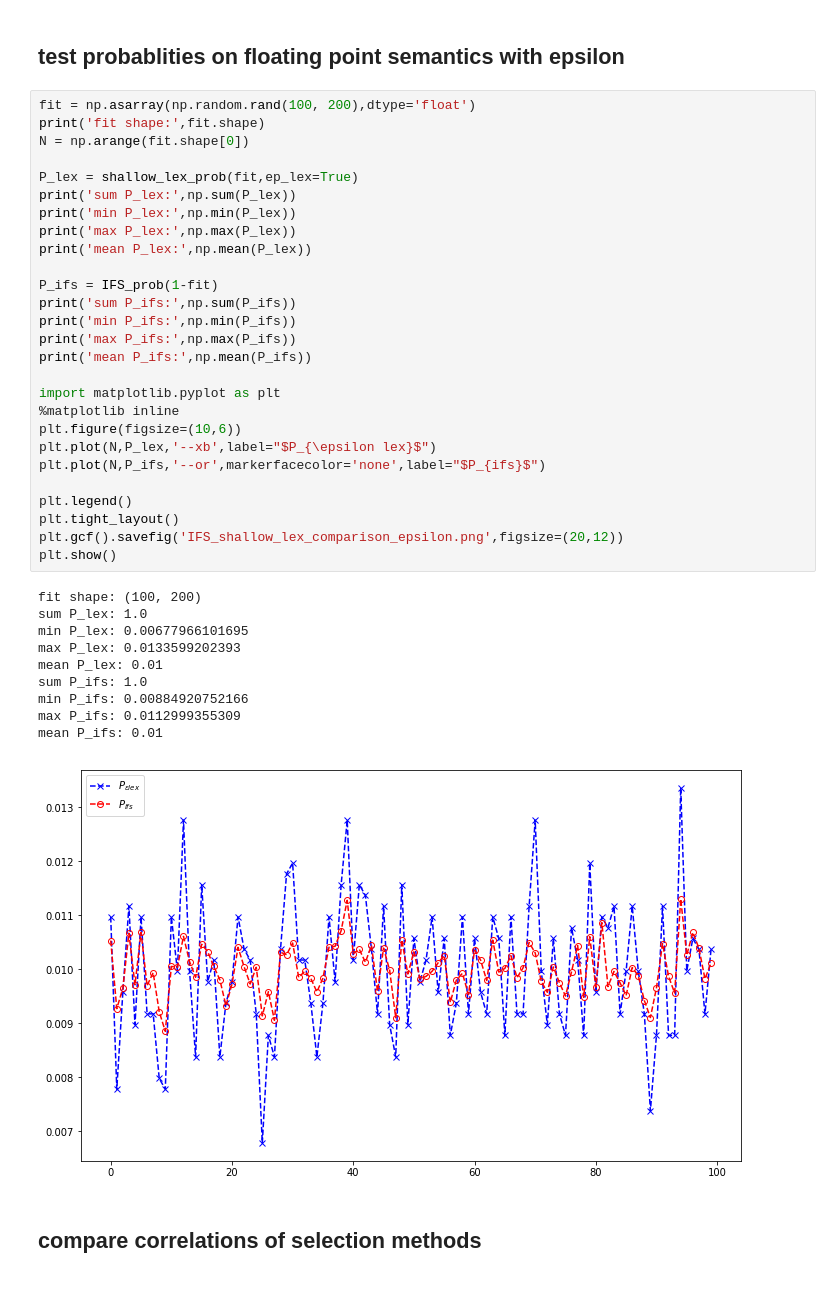
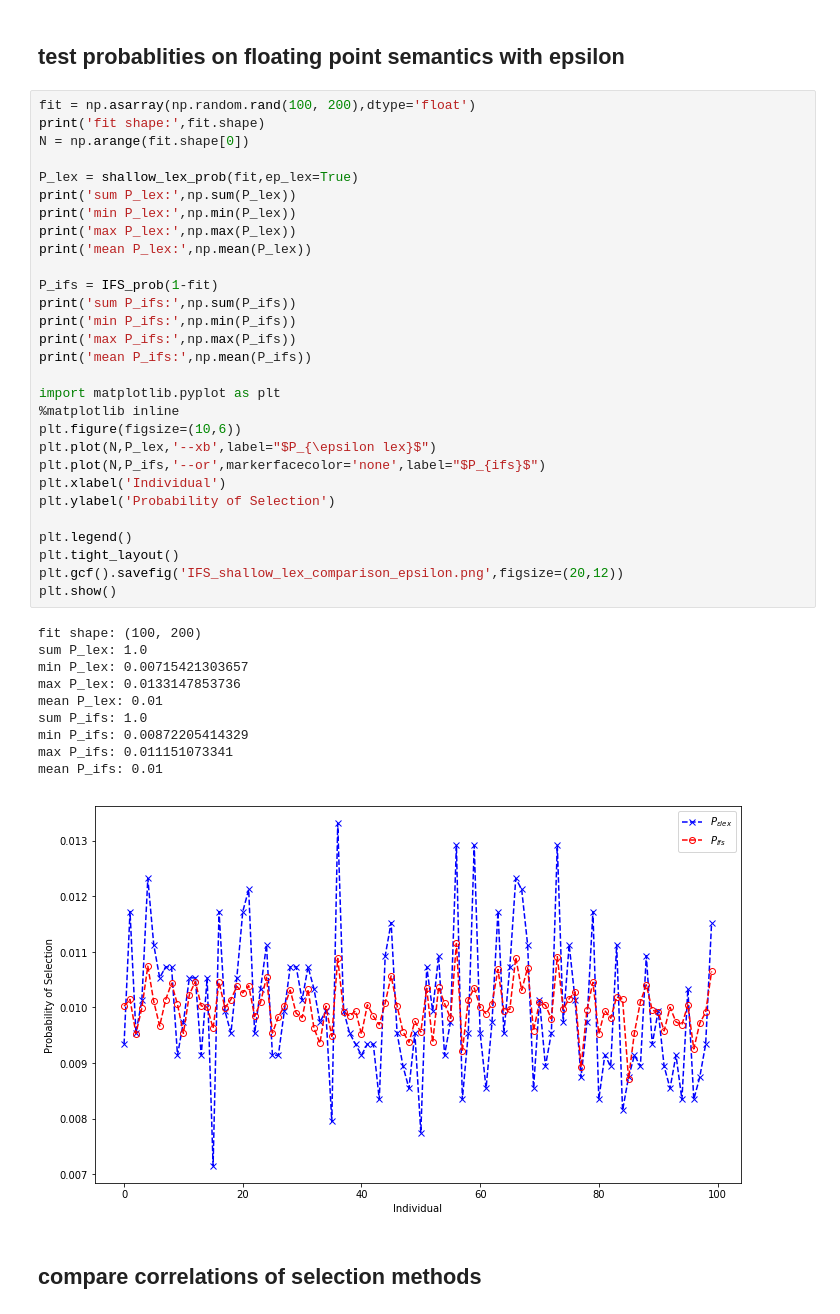
Before and after one commit to fagan2888/lexicase_probability_analysis, a Jupyter notebook: shallow lexicase.ipynb, the cells around one changed output. Cells and saved outputs as stored; diff of their text form.

```diff
--- a/shallow lexicase.ipynb
+++ b/shallow lexicase.ipynb
@@ -132,38 +136,40 @@ print('fit shape:',fit.shape)
 N = np.arange(fit.shape[0])
 
 P_lex = shallow_lex_prob(fit,ep_lex=True)
 print('sum P_lex:',np.sum(P_lex))
 print('min P_lex:',np.min(P_lex))
 print('max P_lex:',np.max(P_lex))
 print('mean P_lex:',np.mean(P_lex))
 
 P_ifs = IFS_prob(1-fit)
 print('sum P_ifs:',np.sum(P_ifs))
 print('min P_ifs:',np.min(P_ifs))
 print('max P_ifs:',np.max(P_ifs))
 print('mean P_ifs:',np.mean(P_ifs))
 
 import matplotlib.pyplot as plt
 %matplotlib inline
 plt.figure(figsize=(10,6))
 plt.plot(N,P_lex,'--xb',label="$P_{\epsilon lex}$")
 plt.plot(N,P_ifs,'--or',markerfacecolor='none',label="$P_{ifs}$")
+plt.xlabel('Individual')
+plt.ylabel('Probability of Selection')
 
 plt.legend()
 plt.tight_layout()
 plt.gcf().savefig('IFS_shallow_lex_comparison_epsilon.png',figsize=(20,12))
 plt.show()
 # %% [output]
 fit shape: (100, 200)
 sum P_lex: 1.0
-min P_lex: 0.00677966101695
-max P_lex: 0.0133599202393
+min P_lex: 0.00715421303657
+max P_lex: 0.0133147853736
 mean P_lex: 0.01
 sum P_ifs: 1.0
-min P_ifs: 0.00884920752166
-max P_ifs: 0.0112999355309
+min P_ifs: 0.00872205414329
+max P_ifs: 0.011151073341
 mean P_ifs: 0.01
-[figure, old version]
+[figure, new version]
 # %% [markdown]
 ## compare correlations of selection methods
 # %%
```
Also changed, not shown: parts of 3 cells of this notebook.
